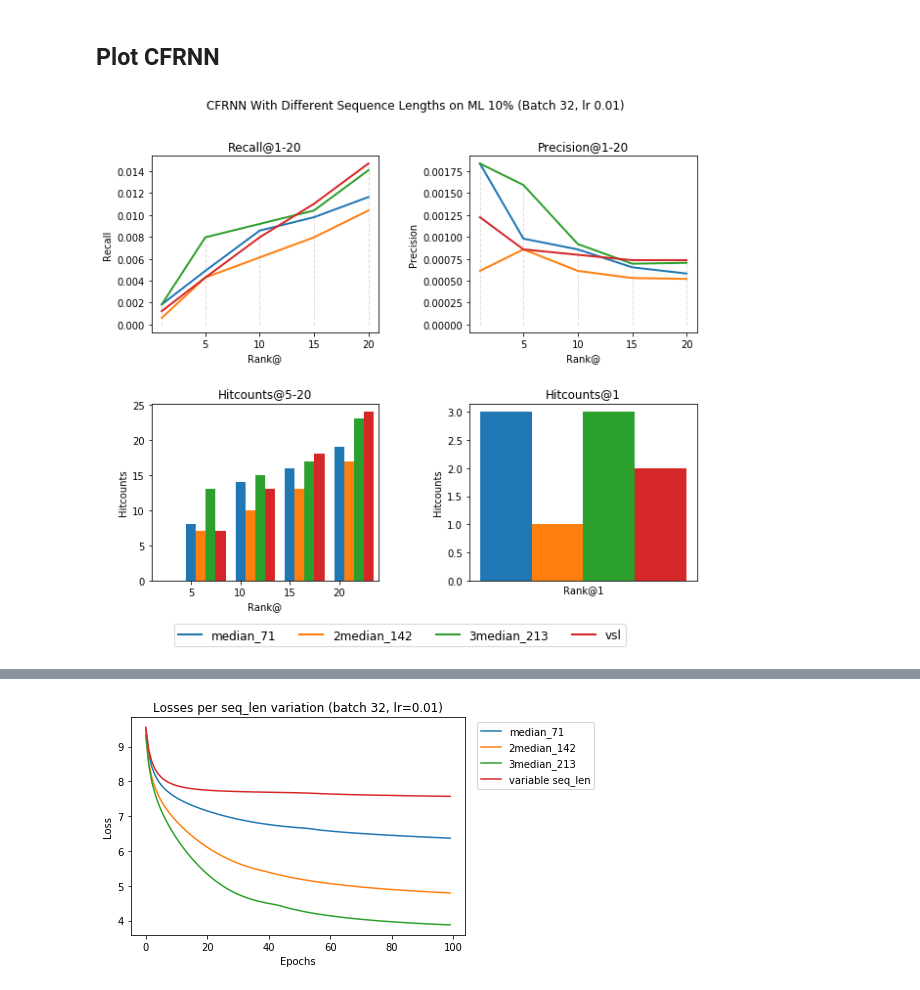
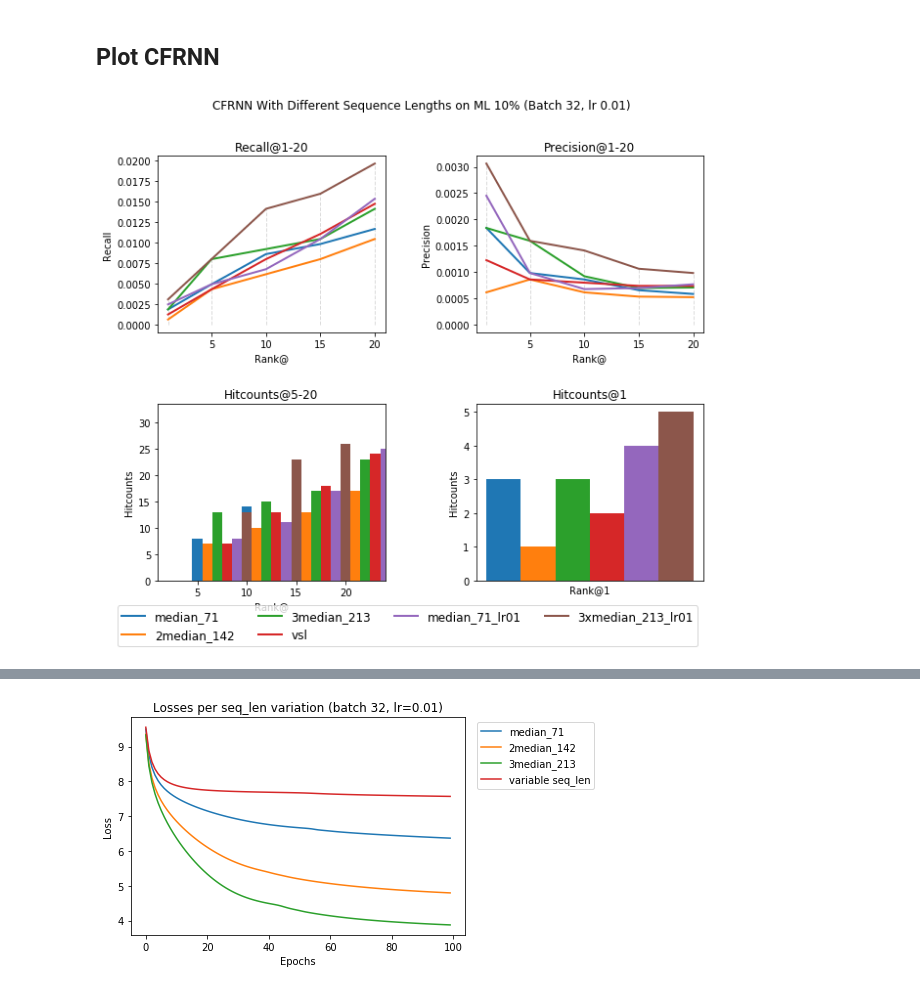
Before and after one commit to ROpdam/recommender_comparison, a Jupyter notebook: visualize_results.ipynb, the cells around one changed output, grey strips where cells are left out. Saved outputs shown, nothing was run; the diff lists cells and outputs as text; code cells hidden in the pictures.

Commit message:
new visualisations

```diff
--- a/visualize_results.ipynb
+++ b/visualize_results.ipynb
@@ -124,24 +124,27 @@ for file_name, data_path, ext, title in zip(file_names, data_paths, extensions,
 # %%
 data_path = 'data/ML/'
 file_name = 'ML_01_users'
 res_path = path + 'results/CFRNN/Results_23_04/'
 df = pd.read_pickle(path + data_path + file_name)
-legend_names = ['median_71', '2median_142', '3median_213', 'vsl']
+legend_names = ['median_71', '2median_142', '3median_213', 'vsl', 'median_71_lr01', '3xmedian_213_lr01']
 store_path = ''
 title = 'CFRNN With Different Sequence Lengths on ML 10% (Batch 32, lr 0.01)'
 # print_stats(df)
 # /Users/Robin/Google Drive/Thesis (Msc)/Thesis_shared_files/Results/CFRNN/Results_23_04
 
 # cfrnn_vsl_val = pd.read_pickle(res_path + 'metrics_val_CFRNN_vsl_' + file_name)
 # cfrnn_71_val = pd.read_pickle(res_path + 'metrics_val_CFRNN_fixed_71_' + file_name)
 cfrnn_vsl_test = pd.read_pickle(res_path + 'metrics_test_CFRNN_vsl_' + file_name)
 cfrnn_71_test = pd.read_pickle(res_path + 'metrics_test_CFRNN_fixed_71_' + file_name)
 cfrnn_142_test = pd.read_pickle(res_path + 'metrics_test_CFRNN_fixed_142_' + file_name)
 cfrnn_213_test = pd.read_pickle(res_path + 'metrics_test_CFRNN_fixed_213_' + file_name)
+cfrnn_213_test_lr01 = pd.read_pickle(res_path + 'metrics_test_CFRNN_fixed_213_' + file_name + '_lr0.1')
+cfrnn_71_test_lr01 = pd.read_pickle(res_path + 'metrics_test_CFRNN_fixed_71_' + file_name + '_lr0.1')
+
 
 # all_metrics = [cfrnn_71_val, cfrnn_71_test, cfrnn_vsl_val, cfrnn_vsl_test]
-all_metrics = [cfrnn_71_test, cfrnn_142_test, cfrnn_213_test, cfrnn_vsl_test]
+all_metrics = [cfrnn_71_test, cfrnn_142_test, cfrnn_213_test, cfrnn_vsl_test, cfrnn_213_test_lr01, cfrnn_71_test_lr01]
 
 show_results(all_metrics, file_name, title, legend_names, path=store_path)
 # %% [output]
-[figure, old version]
+[figure, new version]
```
Also changed, not shown: parts of 3 cells of this notebook.
